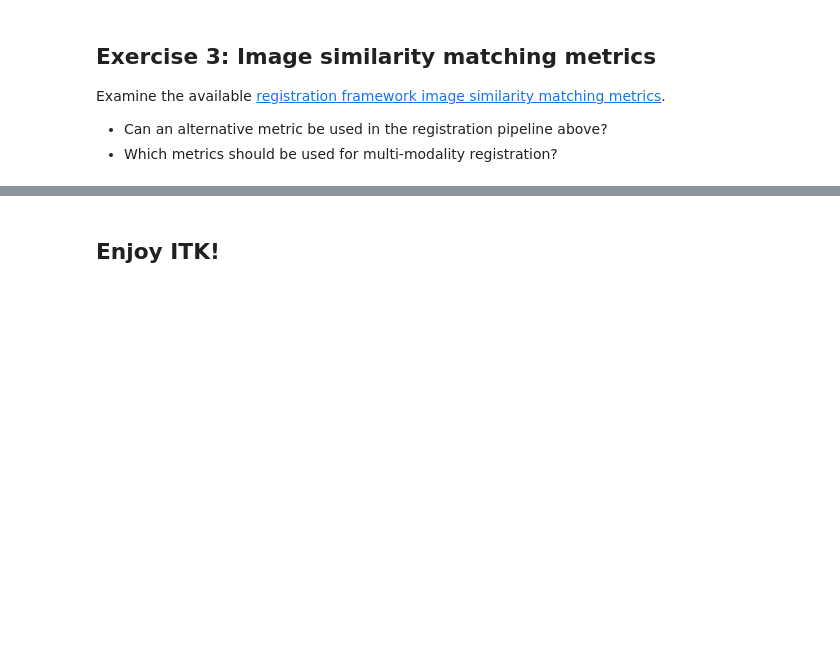
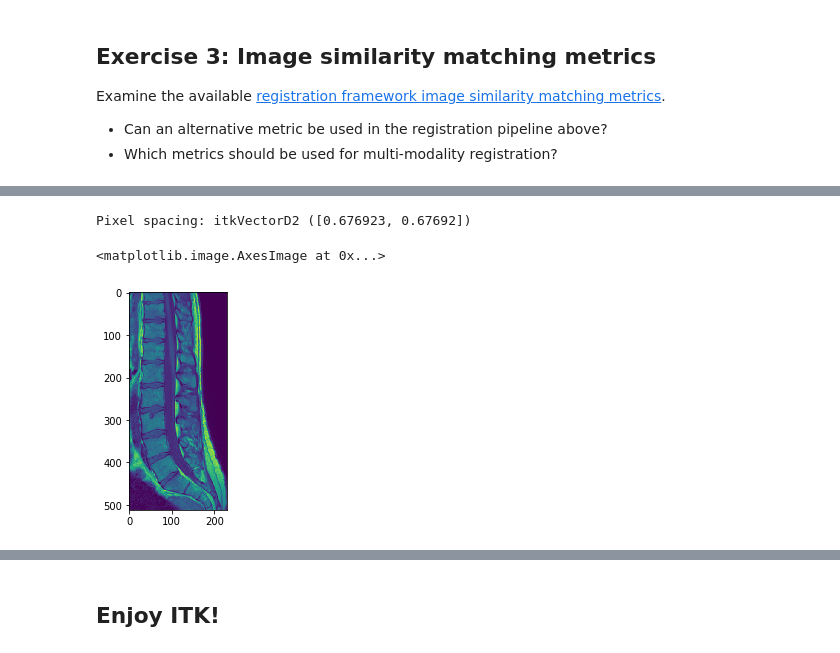
Before and after one commit to InsightSoftwareConsortium/ScientificImageAnalysisVisualizationAndArtificialIntelligenceCourse, a Jupyter notebook: 5_Registration.ipynb, the cells around one changed output, grey strips where cells are left out. Cells and saved outputs as stored; diff of their text form; code cells hidden in the pictures; blank space fills up the shorter version.

```diff
--- a/5_Registration.ipynb
+++ b/5_Registration.ipynb
@@ -154,0 +162,8 @@ Examine the available [registration framework image similarity matching metrics]
+# %%
+t1_image = itk.imread('data/DzZ_T1.nrrd', itk.F)
+print("Pixel spacing:", t1_image.GetSpacing())
+plt.imshow(itk.array_view_from_image(t1_image))
+# %% [output]
+Pixel spacing: itkVectorD2 ([0.676923, 0.67692])
+<matplotlib.image.AxesImage at 0x...>
+[figure, added]
```
Also changed, not shown: parts of 9 cells of this notebook, 5 other files.
